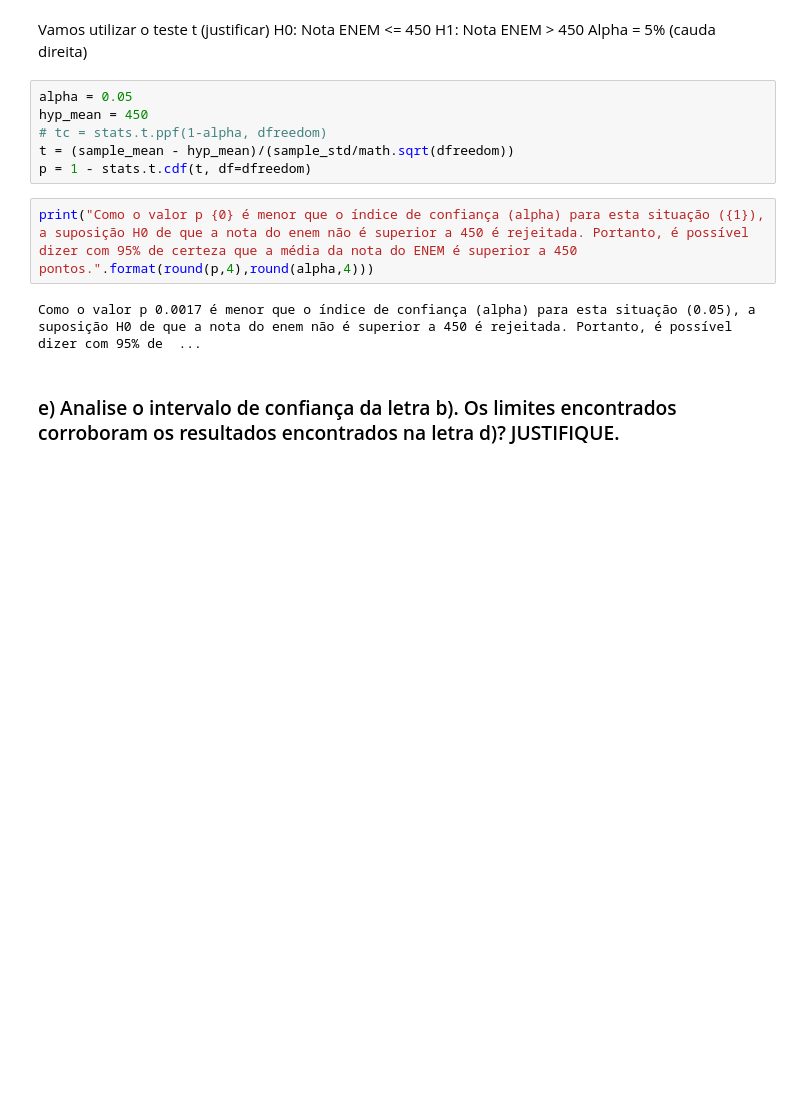
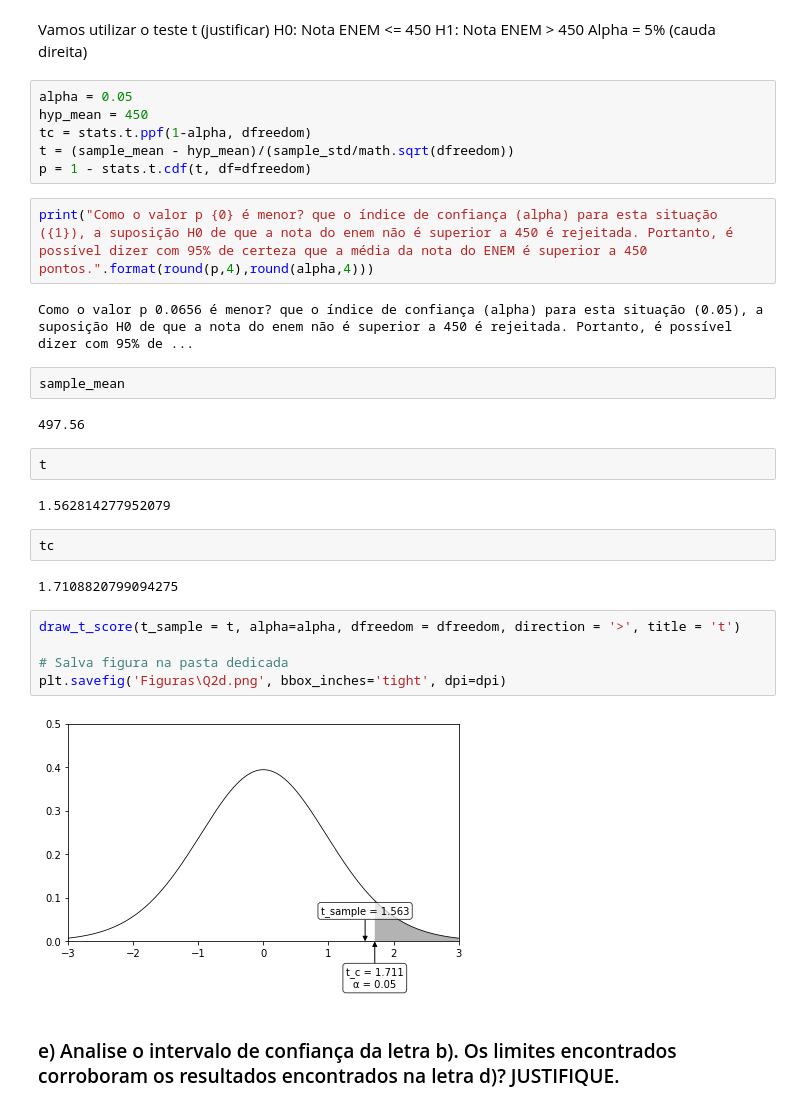
Before and after one commit to cleberjamaral/EstatisticaTYU, a Jupyter notebook: Python_Lista3/T3 - P2 Análise da variável Nota no ENEM.ipynb, the cells around one changed output. Drawn from its saved outputs; the diff is of its cells as text; blank space fills up the shorter version.

```diff
--- a/Python_Lista3/T3 - P2 Análise da variável Nota no ENEM.ipynb
+++ b/Python_Lista3/T3 - P2 Análise da variável Nota no ENEM.ipynb
@@ -80,13 +128,32 @@ Alpha = 5% (cauda direita)
 # %%
 alpha = 0.05
 hyp_mean = 450
-# tc = stats.t.ppf(1-alpha, dfreedom)
+tc = stats.t.ppf(1-alpha, dfreedom)
 t = (sample_mean - hyp_mean)/(sample_std/math.sqrt(dfreedom))
 p = 1 - stats.t.cdf(t, df=dfreedom)
 # %%
-print("Como o valor p {0} é menor que o índice de confiança (alpha) para esta situação ({1}), a suposição H0 de que a nota do enem não é superior a 450 é rejeitada. Portanto, é possível dizer com 95% de certeza que a média da nota do ENEM é superior a 450 pontos.".format(round(p,4),round(alpha,4)))
+print("Como o valor p {0} é menor? que o índice de confiança (alpha) para esta situação ({1}), a suposição H0 de que a nota do enem não é superior a 450 é rejeitada. Portanto, é possível dizer com 95% de certeza que a média da nota do ENEM é superior a 450 pontos.".format(round(p,4),round(alpha,4)))
 # %% [output]
-Como o valor p 0.0017 é menor que o índice de confiança (alpha) para esta situação (0.05), a suposição H0 de que a nota do enem não é superior a 450 é rejeitada. Portanto, é possível dizer com 95% de  ...
+Como o valor p 0.0656 é menor? que o índice de confiança (alpha) para esta situação (0.05), a suposição H0 de que a nota do enem não é superior a 450 é rejeitada. Portanto, é possível dizer com 95% de ...
+# %%
+sample_mean
+# %% [output]
+497.56
+# %%
+t
+# %% [output]
+1.562814277952079
+# %%
+tc
+# %% [output]
+1.7108820799094275
+# %%
+draw_t_score(t_sample = t, alpha=alpha, dfreedom = dfreedom, direction = '>', title = 't')
+
+# Salva figura na pasta dedicada
+plt.savefig('Figuras\Q2d.png', bbox_inches='tight', dpi=dpi)
+# %% [output]
+[figure, added]
 # %% [markdown]
 ### e) Analise o intervalo de confiança da letra b). Os limites encontrados corroboram os resultados encontrados na letra d)? JUSTIFIQUE.
 # %%
```
Also changed, not shown: parts of 7 cells of this notebook, 11 other files.
